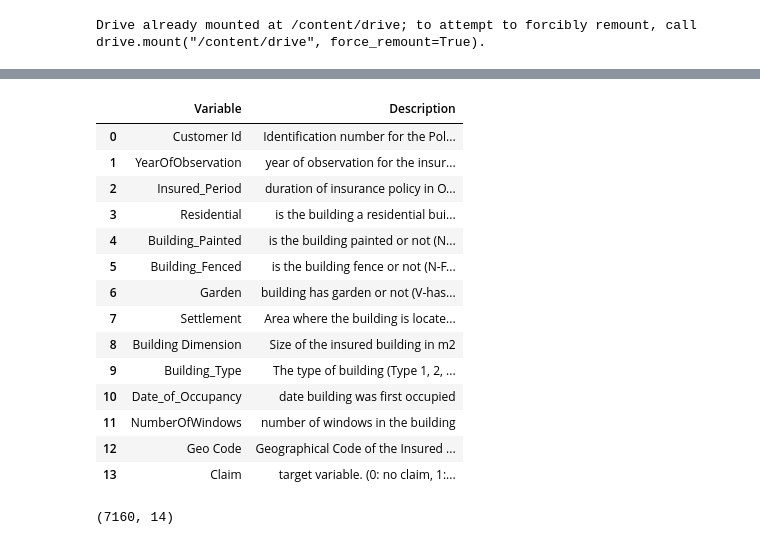
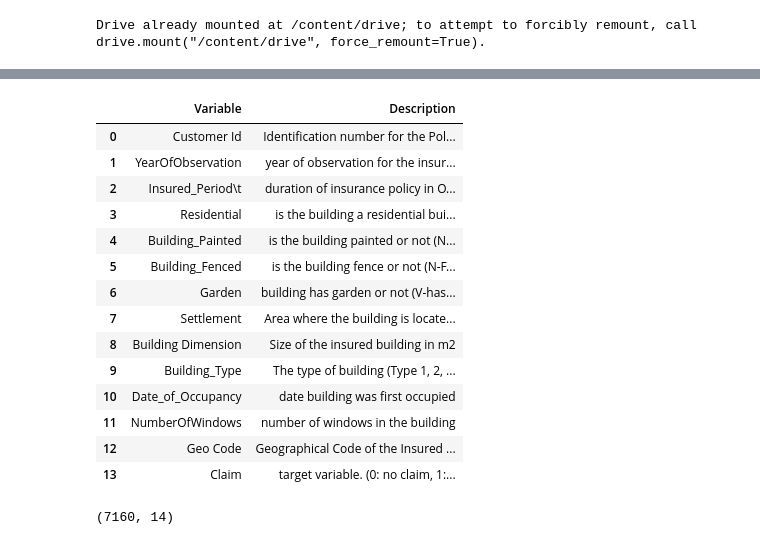
Before and after one commit to Denniskag/Python-Assignment, a Jupyter notebook: ML_Assignment_3.ipynb, the cells around one changed output, grey strips where cells are left out. Drawn from its saved outputs; the diff is of its cells as text; code cells hidden in the pictures.

```diff
--- a/ML_Assignment_3.ipynb
+++ b/ML_Assignment_3.ipynb
@@ -31,25 +32,27 @@ df.head()
 | 2 | H3802 | 2014 | 1.0 | 0 | N | V | ... |
 | 3 | H3834 | 2013 | 1.0 | 0 | V | V | ... |
 | 4 | H5053 | 2014 | 1.0 | 0 | V | N | ... |
-# %%
-variable_desc = pd.read_csv('/content/drive/MyDrive/Datasets/Insurance/Variabledesc.csv')
-variable_desc
-# %% [output]
-|  | Variable | Description |
-| 0 | Customer Id | Identification number for the Pol... |
-| 1 | YearOfObservation | year of observation for the insur... |
-| 2 | Insured_Period | duration of insurance policy in O... |
-| 3 | Residential | is the building a residential bui... |
-| 4 | Building_Painted | is the building painted or not (N... |
-| 5 | Building_Fenced | is the building fence or not (N-F... |
-| 6 | Garden | building has garden or not (V-has... |
-| 7 | Settlement | Area where the building is locate... |
-| 8 | Building Dimension | Size of the insured building in m2 |
-| 9 | Building_Type | The type of building (Type 1, 2, ... |
-| 10 | Date_of_Occupancy | date building was first occupied |
-| 11 | NumberOfWindows | number of windows in the building |
-| 12 | Geo Code | Geographical Code of the Insured ... |
-| 13 | Claim | target variable. (0: no claim, 1:... |
+# %%
+variable_description = pd.DataFrame({
+    'Variable': ['Customer Id','YearOfObservation', 'Insured_Period	','Residential', 'Building_Painted', 'Building_Fenced','Garden', 'Settlement','Building Dimension', 'Building_Type','Date_of_Occupancy','NumberOfWindows', 'Geo Code', 'Claim' ],
+   'Description': ['Identification number for the Policy holder', 'year of observation for the insured policy', 'duration of insurance policy in Olusola Insurance. (Ex: Full year insurance, Policy Duration = 1; 6 months = 0.5', 'is the building a residential building or not', 'is the building painted or not (N-Painted, V-Not Painted)', 'is the building fence or not (N-Fenced, V-Not Fenced)', 'building has garden or not (V-has garden; O-no garden)', 'Area where the building is located. (R- rural area; U- urban area)', 'Size of the insured building in m2', 'The type of building (Type 1, 2, 3, 4)', 'date building was first occupied', 'number of windows in the building', 'Geographical Code of the Insured building', 'target variable. (0: no claim, 1: at least one claim over insured period)']})
+variable_description
+# %% [output]
+|  | Variable | Description |
+| 0 | Customer Id | Identification number for the Pol... |
+| 1 | YearOfObservation | year of observation for the insur... |
+| 2 | Insured_Period\t | duration of insurance policy in O... |
+| 3 | Residential | is the building a residential bui... |
+| 4 | Building_Painted | is the building painted or not (N... |
+| 5 | Building_Fenced | is the building fence or not (N-F... |
+| 6 | Garden | building has garden or not (V-has... |
+| 7 | Settlement | Area where the building is locate... |
+| 8 | Building Dimension | Size of the insured building in m2 |
+| 9 | Building_Type | The type of building (Type 1, 2, ... |
+| 10 | Date_of_Occupancy | date building was first occupied |
+| 11 | NumberOfWindows | number of windows in the building |
+| 12 | Geo Code | Geographical Code of the Insured ... |
+| 13 | Claim | target variable. (0: no claim, 1:... |
 # %%
 df.shape
 # %% [output]
```
Also changed, not shown: parts of 23 cells of this notebook.
